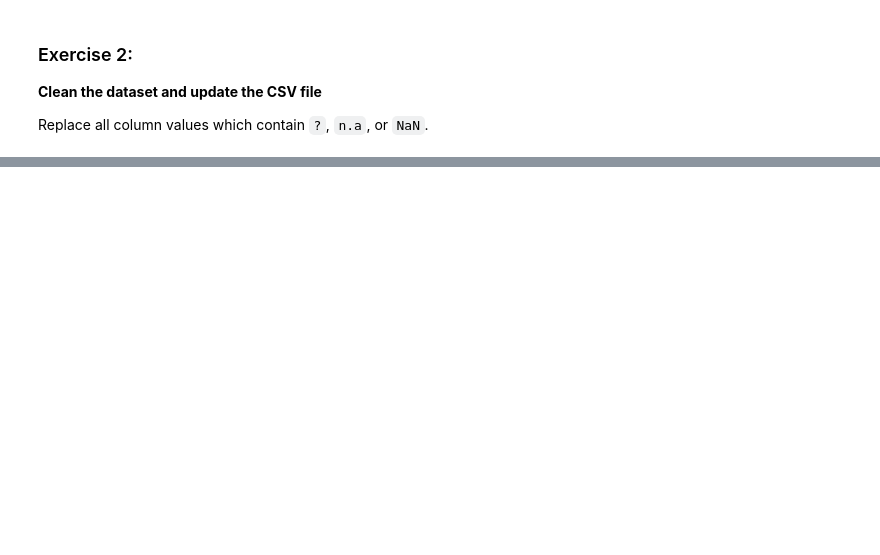
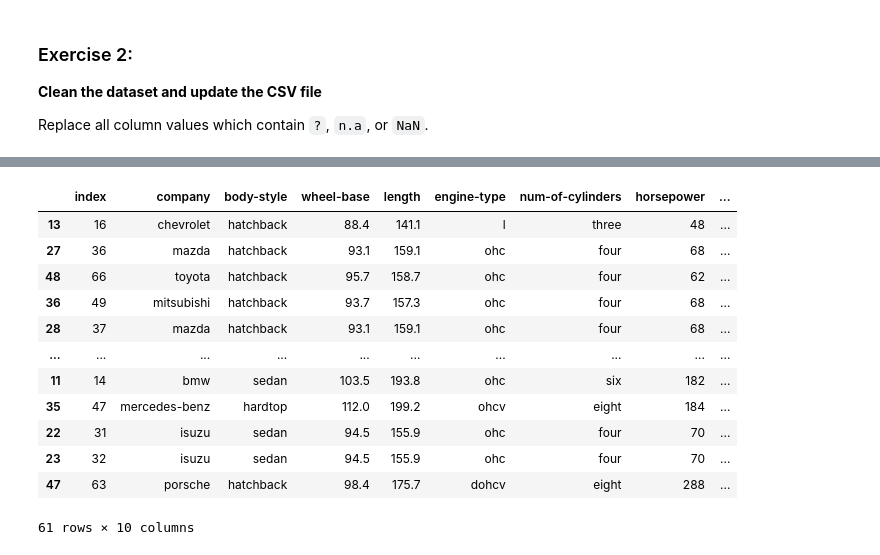
Before and after one commit to RimELMGHARI/python-bootcamp, a Jupyter notebook: exercices/part3.ipynb, the cells around one changed output, grey strips where cells are left out. Cells and saved outputs as stored; diff of their text form; code cells hidden in the pictures; blank space fills up the shorter version.

```diff
--- a/exercices/part3.ipynb
+++ b/exercices/part3.ipynb
@@ -90,6 +207,25 @@ Sort all cars by Price column
 **Expected Output:**
 
 ![pandas_sort_all_cars_by_price_column.webp](attachment:pandas_sort_all_cars_by_price_column.webp)
+# %%
+import pandas as pd
+
+ds=pd.read_csv("data/Automobile_data.csv")
+ds.sort_values('price')
+# %% [output]
+|  | index | company | body-style | wheel-base | length | engine-type | num-of-cylinders | horsepower | ... |
+| 13 | 16 | chevrolet | hatchback | 88.4 | 141.1 | l | three | 48 | ... |
+| 27 | 36 | mazda | hatchback | 93.1 | 159.1 | ohc | four | 68 | ... |
+| 48 | 66 | toyota | hatchback | 95.7 | 158.7 | ohc | four | 62 | ... |
+| 36 | 49 | mitsubishi | hatchback | 93.7 | 157.3 | ohc | four | 68 | ... |
+| 28 | 37 | mazda | hatchback | 93.1 | 159.1 | ohc | four | 68 | ... |
+| ... | ... | ... | ... | ... | ... | ... | ... | ... | ... |
+| 11 | 14 | bmw | sedan | 103.5 | 193.8 | ohc | six | 182 | ... |
+| 35 | 47 | mercedes-benz | hardtop | 112.0 | 199.2 | ohcv | eight | 184 | ... |
+| 22 | 31 | isuzu | sedan | 94.5 | 155.9 | ohc | four | 70 | ... |
+| 23 | 32 | isuzu | sedan | 94.5 | 155.9 | ohc | four | 70 | ... |
+| 47 | 63 | porsche | hatchback | 98.4 | 175.7 | dohcv | eight | 288 | ... |
+61 rows × 10 columns
 # %% [markdown]
 ### Exercise 9:
 
```
Also changed, not shown: parts of 8 cells of this notebook.
